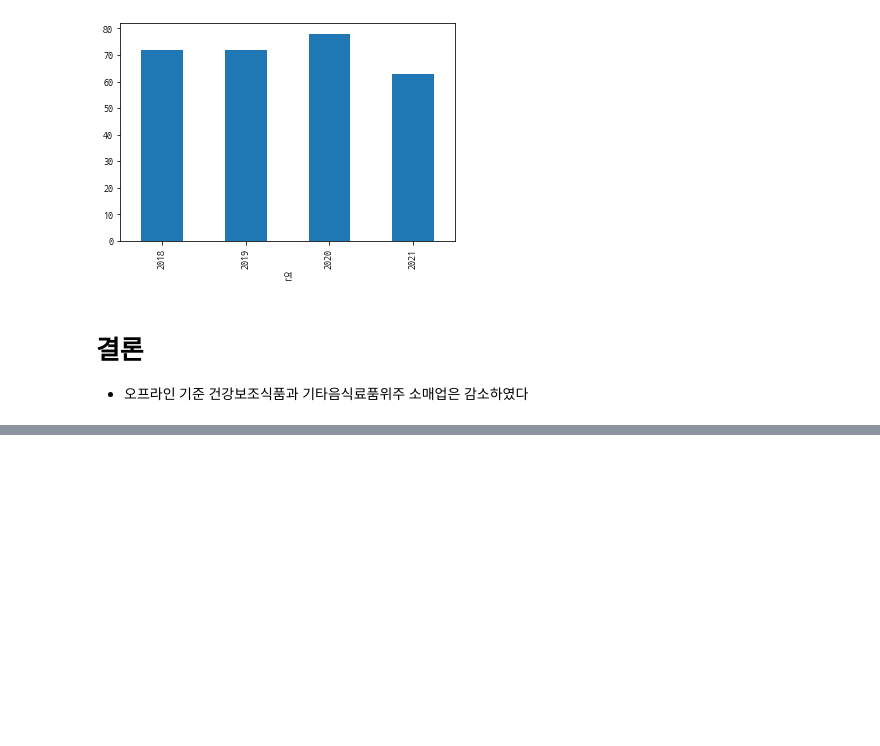
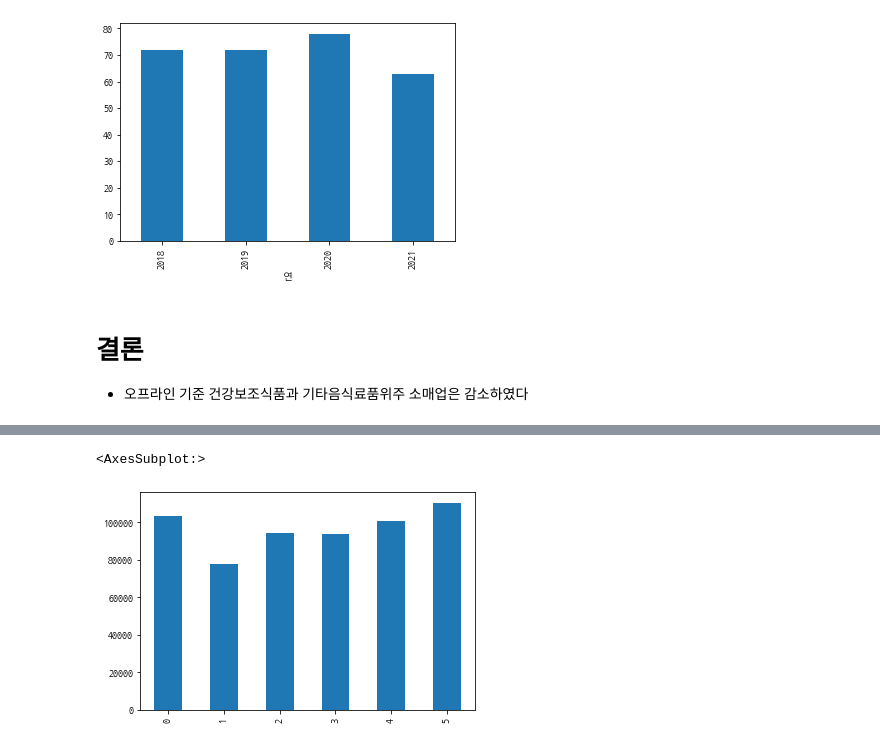
Before and after one commit to minwooking/Data_Crawling_And_Data_analysis, a Jupyter notebook: 홀푸드코리아/건강기능식품분석.ipynb, the cells around one changed output, grey strips where cells are left out. Saved outputs shown, nothing was run; the diff lists cells and outputs as text; code cells hidden in the pictures; blank space fills up the shorter version.

```diff
--- a/홀푸드코리아/건강기능식품분석.ipynb
+++ b/홀푸드코리아/건강기능식품분석.ipynb
@@ -99,0 +103,4 @@ df[df.업종명=='기타음식료품위주종합소매업'].groupby([df.연]).
+# %%
+df3 = copy.deepcopy(df2[df2.채소구분소분류 =='양배추'])
+# %%
+df3.reset_index(inplace=True,drop=True)
@@ -99,0 +117,5 @@ df[df.업종명=='기타음식료품위주종합소매업'].groupby([df.연]).
+# %%
+df3['생산량(톤)'].plot.bar()
+# %% [output]
+<AxesSubplot:>
+[figure, added]
```
Also changed, not shown: parts of 6 cells of this notebook.
